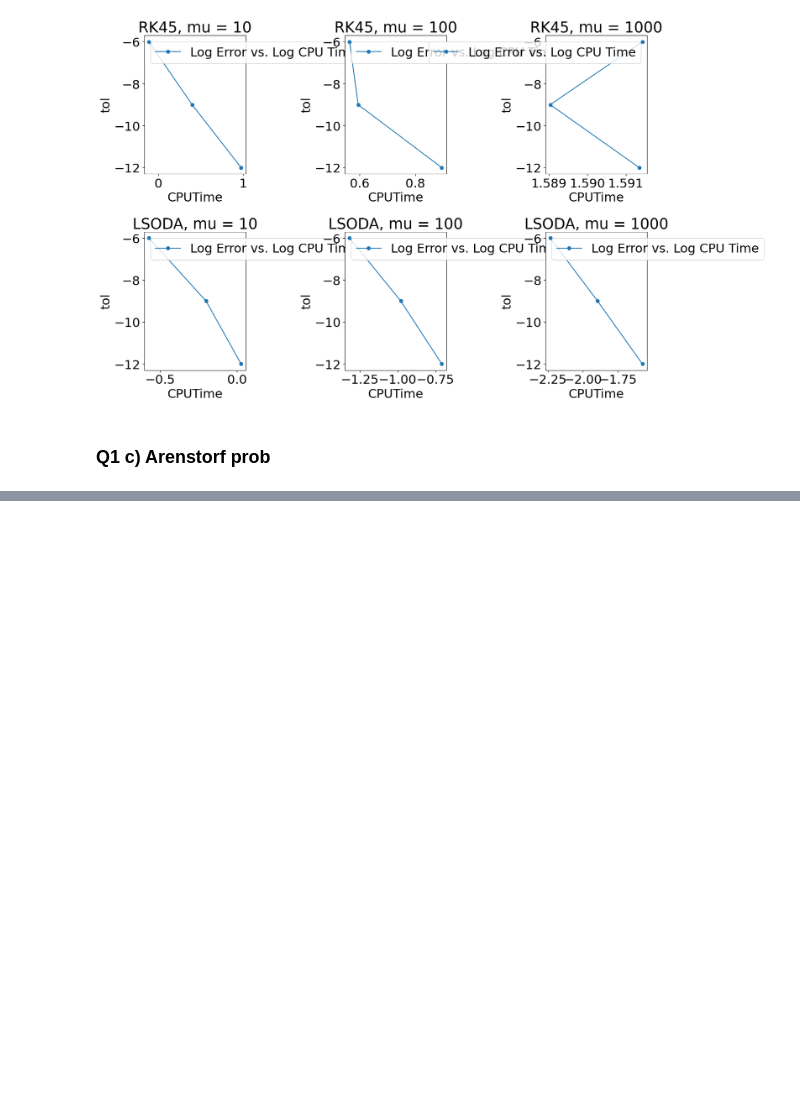
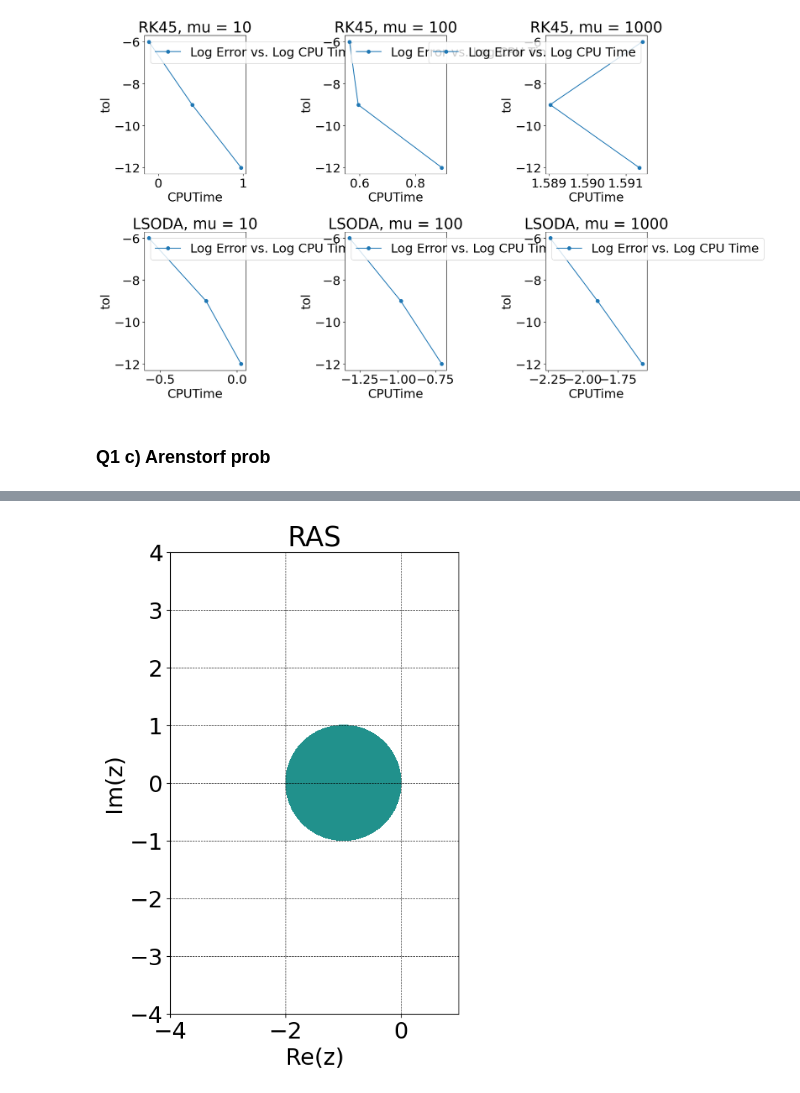
Before and after one commit to AlexZhangKKA/AMSC661, a Jupyter notebook: HW_AMSC661/hw2_AMSC661.ipynb, the cells around one changed output, grey strips where cells are left out. Saved outputs shown, nothing was run; the diff lists cells and outputs as text; code cells hidden in the pictures; blank space fills up the shorter version.

```diff
--- a/HW_AMSC661/hw2_AMSC661.ipynb
+++ b/HW_AMSC661/hw2_AMSC661.ipynb
@@ -126,0 +156,35 @@ ax.set_aspect(1)
+# %%
+nx = 100
+ny = 160
+x = np.linspace(-4,1,nx)
+y = np.linspace(-4,4,ny)
+xg,yg = np.meshgrid(x,y)
+
+
+
+z = xg + 1j*yg
+
+# forward euler
+f_1 = 1 + z
+absf_1 = (f_1.real)**2 + (f_1.imag)**2
+
+# Midpoint Rule with Euler Predictor
+f_2 = 1 + z + 0.5*z*z
+absf_2 = (f_2.real)**2 + (f_2.imag)**2
+
+# Kutta's method (3,3)
+
+
+# pics
+plt.rcParams.update({'font.size': 22})
+fig, ax = plt.subplots(figsize=(8,8))
+plt.contourf(xg,yg,absf_1,np.arange(2))
+plt.contourf(xg,yg,absf_2,np.arange(2))
+plt.title("RAS")
+plt.xlabel("Re(z)")
+plt.ylabel("Im(z)")
+ax.set_aspect(1)
+plt.grid(color='k', linestyle='--', linewidth=0.5)
+plt.savefig('RK2_RAS.pdf')
+# %% [output]
+[figure, added]
```
Also changed, not shown: parts of 5 cells of this notebook, 4 other files.
